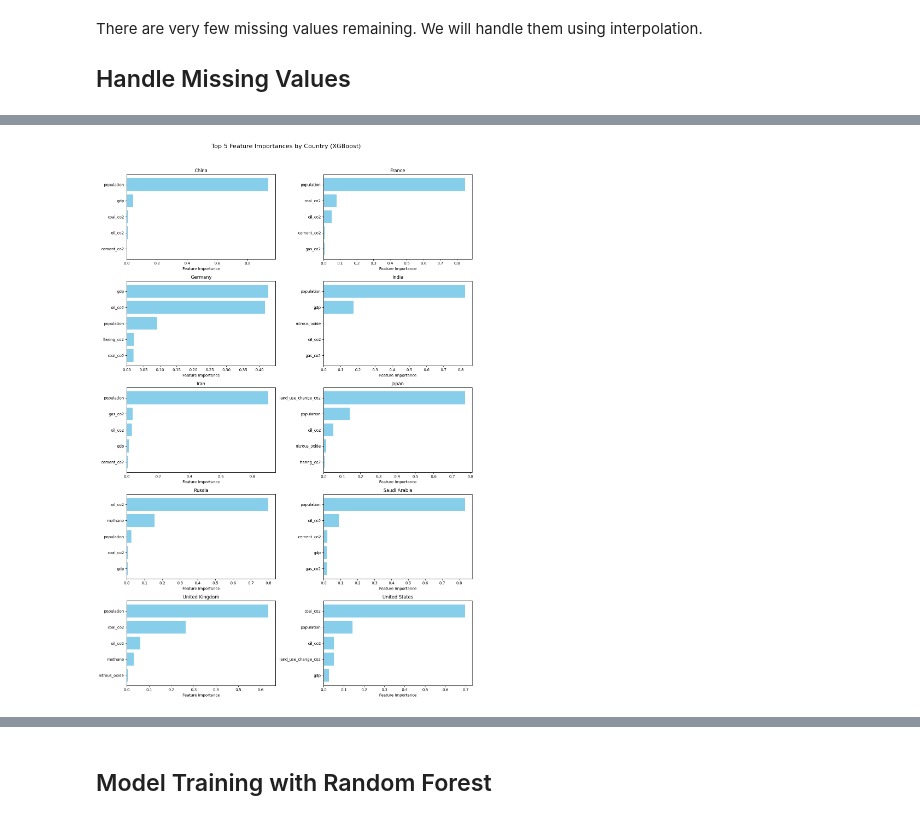
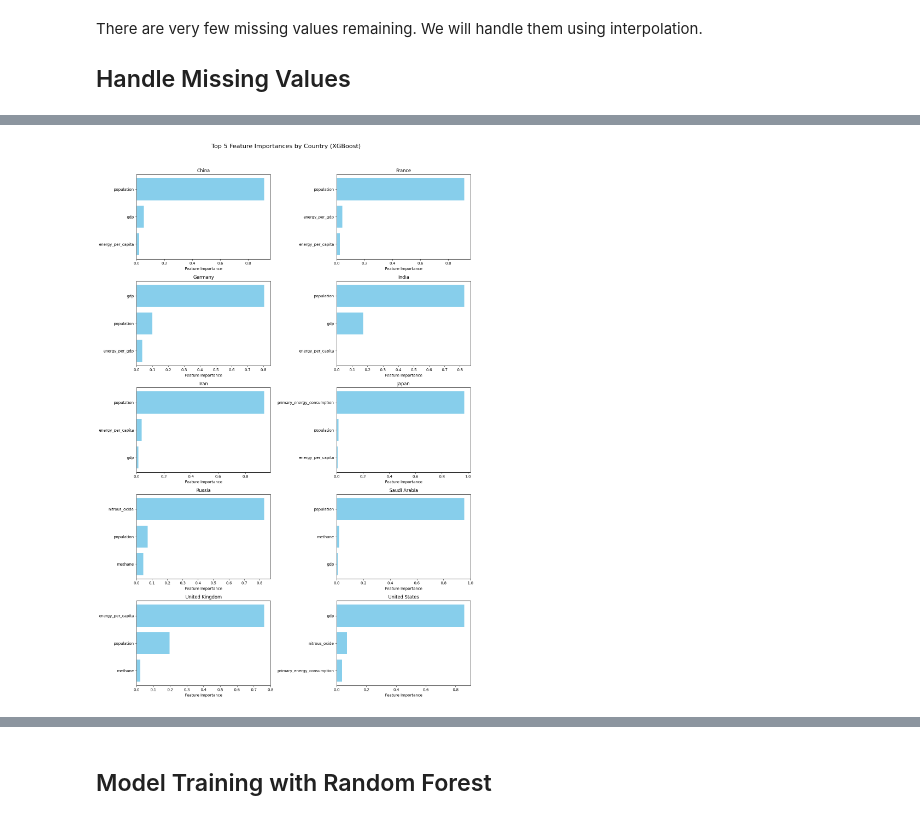
Before and after one commit to tince250/climate-change-ds, a Jupyter notebook: q7-strategy-adjustments-for-goal-achievement.ipynb, the cells around one changed output, grey strips where cells are left out. Cells and saved outputs as stored; diff of their text form; code cells hidden in the pictures.

```diff
--- a/q7-strategy-adjustments-for-goal-achievement.ipynb
+++ b/q7-strategy-adjustments-for-goal-achievement.ipynb
@@ -53,11 +56,14 @@ memory usage: 30.4+ MB
 # %%
 relevant_columns = [
     'country', 'iso_code', 'year', 'co2',
-   'population', 'gdp',
-    'coal_co2', 'gas_co2', 'oil_co2',
-    'cement_co2', 'flaring_co2',
-    'land_use_change_co2',
-    'methane', 'nitrous_oxide'
+    'population',
+    'gdp',
+    'primary_energy_consumption',
+    'energy_per_capita',
+    'energy_per_gdp',
+    'methane',
+    'nitrous_oxide',
+    'land_use_change_co2'
 ]
 
 goliaths = ["China", "United States", "Russia", "Japan", "Germany", "United Kingdom", "France", "Ukraine"]
@@ -136,7 +138,7 @@ There are very few missing values remaining. We will handle them using interpola
 df_goliaths = df_goliaths.sort_values(by=['country', 'year'])
 
 cols_to_interpolate = [
-    'gdp', 'coal_co2', 'flaring_co2'
+    'gdp', 'primary_energy_consumption', 'energy_per_capita', 'energy_per_gdp'
 ]
 
 df_goliaths[cols_to_interpolate] = df_goliaths.groupby('country')[cols_to_interpolate] \
@@ -178,17 +173,18 @@ def train_xgb_by_country(df, features, target='co2'):
 # %%
-features_original = [
-    'population', 'gdp',
-    'coal_co2', 'gas_co2', 'oil_co2',
-    'cement_co2', 'flaring_co2',
-    'land_use_change_co2',
-    'methane', 'nitrous_oxide'
+features_final = [
+    'population',
+    'gdp',
+    'primary_energy_consumption',
+    'energy_per_capita',
+    'energy_per_gdp',
+    'methane',
+    'nitrous_oxide',
+    'land_use_change_co2'
 ]
 
-results_original = train_xgb_by_country(df_goliaths, features_original)
+importance_df = feature_importance_by_country(df_goliaths, features_final)
 # %%
-importance_df = pd.DataFrame(results_original)
-importance_table = importance_df.T
-importance_table = importance_table.sort_values(by='coal_co2', ascending=False)
-
-importance_table
+importance_table = importance_df.copy()
+importance_table = importance_table[importance_table.mean().sort_values(ascending=False).index]
+importance_table.head(10)
 # %% [output]
@@ -206,25 +202,26 @@ importance_table
 # %%
+countries = importance_df.index.tolist()
 n_countries = len(countries)
 
 fig, axes = plt.subplots(nrows=5, ncols=2, figsize=(14, 20))
 fig.suptitle("Top 5 Feature Importances by Country (XGBoost)", fontsize=16, y=1.02)
 axes = axes.flatten()
 
 for i, country in enumerate(countries):
     ax = axes[i]
-    # top five features
-    top_features = results_original[country].head(5)
+    # top three features
+    top_features = importance_df.loc[country].sort_values(ascending=False).head(3)
     ax.barh(top_features.index[::-1], top_features.values[::-1], color='skyblue')
     ax.set_title(country, fontsize=12)
     ax.set_xlabel("Feature Importance")
 
 for j in range(i+1, len(axes)):
     fig.delaxes(axes[j])
 
 plt.tight_layout()
 plt.show()
 # %% [output]
-[figure, old version]
+[figure, new version]
 # %% [markdown]
 ### Conclusion
 
```
Also changed, not shown: parts of 28 cells of this notebook.
